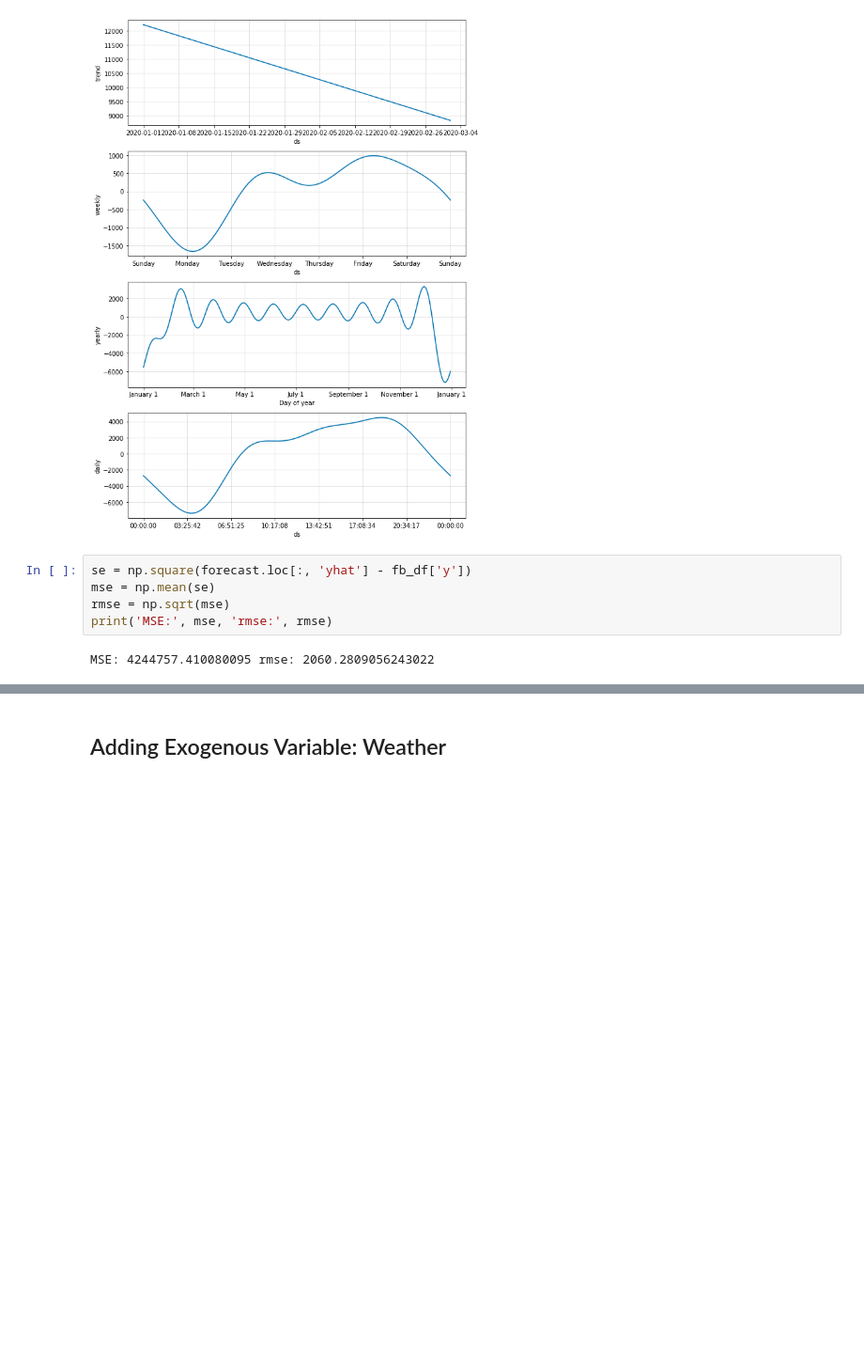
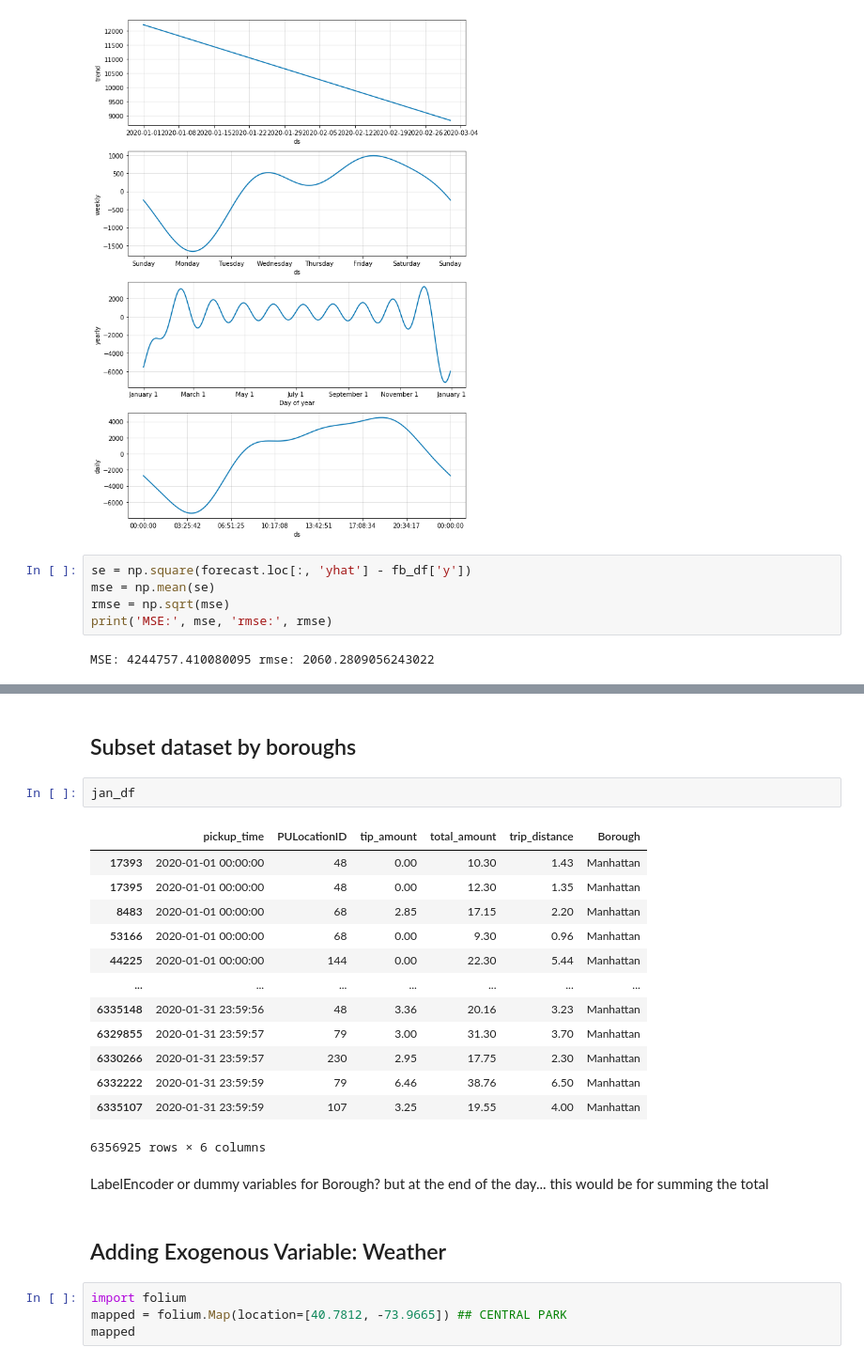
Before and after one commit to wooyounghong/Forecasting-Demand-for-NYC-Taxis, a Jupyter notebook: 02.Exploratory_Data_Analysis.ipynb, the cells around one changed output, grey strips where cells are left out. Shown at 94% size. Saved outputs shown, nothing was run; the diff lists cells and outputs as text; blank space fills up the shorter version.

```diff
--- a/02.Exploratory_Data_Analysis.ipynb
+++ b/02.Exploratory_Data_Analysis.ipynb
@@ -638,2 +698,26 @@ MSE: 4244757.410080095 rmse: 2060.2809056243022
+# %% [markdown]
+## Subset dataset by boroughs
+# %%
+jan_df
+# %% [output]
+|  | pickup_time | PULocationID | tip_amount | total_amount | trip_distance | Borough |
+| 17393 | 2020-01-01 00:00:00 | 48 | 0.00 | 10.30 | 1.43 | Manhattan |
+| 17395 | 2020-01-01 00:00:00 | 48 | 0.00 | 12.30 | 1.35 | Manhattan |
+| 8483 | 2020-01-01 00:00:00 | 68 | 2.85 | 17.15 | 2.20 | Manhattan |
+| 53166 | 2020-01-01 00:00:00 | 68 | 0.00 | 9.30 | 0.96 | Manhattan |
+| 44225 | 2020-01-01 00:00:00 | 144 | 0.00 | 22.30 | 5.44 | Manhattan |
+| ... | ... | ... | ... | ... | ... | ... |
+| 6335148 | 2020-01-31 23:59:56 | 48 | 3.36 | 20.16 | 3.23 | Manhattan |
+| 6329855 | 2020-01-31 23:59:57 | 79 | 3.00 | 31.30 | 3.70 | Manhattan |
+| 6330266 | 2020-01-31 23:59:57 | 230 | 2.95 | 17.75 | 2.30 | Manhattan |
+| 6332222 | 2020-01-31 23:59:59 | 79 | 6.46 | 38.76 | 6.50 | Manhattan |
+| 6335107 | 2020-01-31 23:59:59 | 107 | 3.25 | 19.55 | 4.00 | Manhattan |
+6356925 rows × 6 columns
+# %% [markdown]
+LabelEncoder or dummy variables for Borough? but at the end of the day... this would be for summing the total
 # %% [markdown]
 ## Adding Exogenous Variable: Weather
+# %%
+import folium
+mapped = folium.Map(location=[40.7812, -73.9665]) ## CENTRAL PARK
+mapped
```
Also changed, not shown: parts of 22 cells of this notebook, 3 other files.
